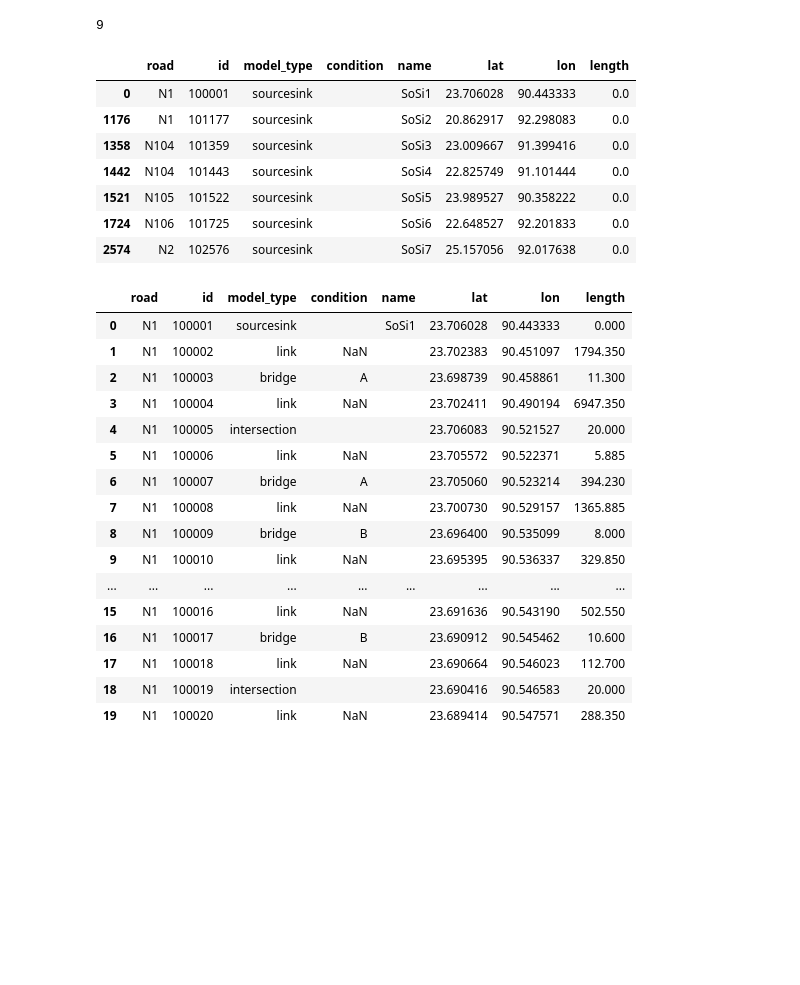
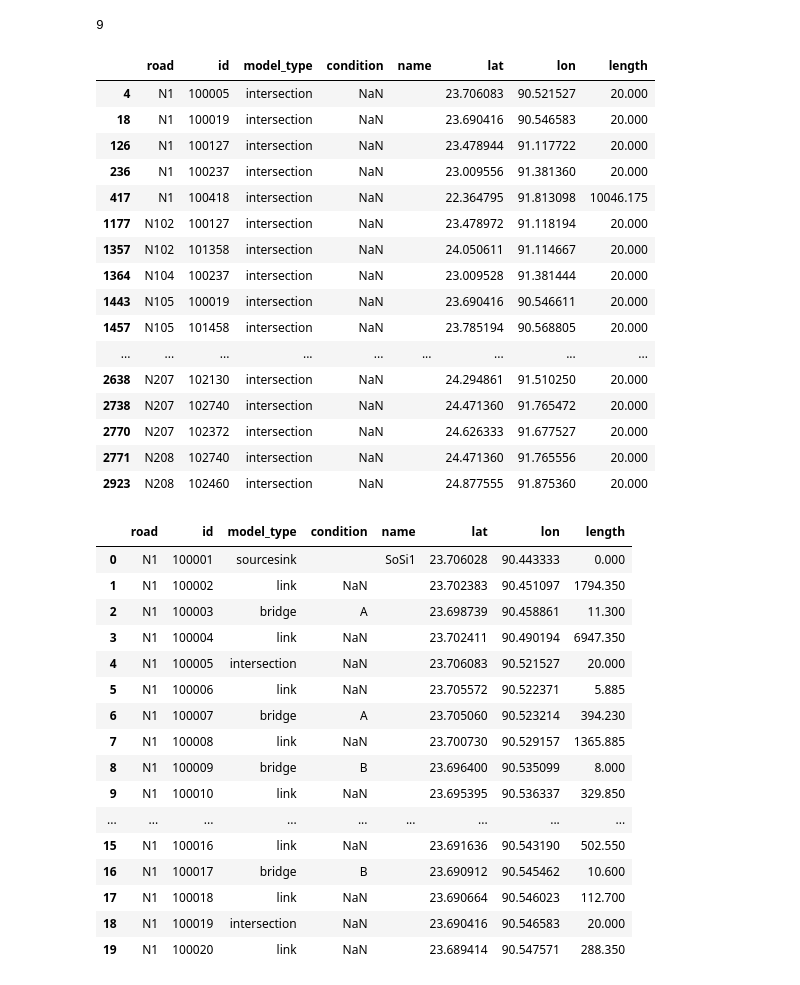
Before and after one commit to nielsvdd42/EPA133A-Advanced-Simulation-Group-1, a Jupyter notebook: EPA133a-G01-A3/data_FINALFINAL.ipynb, the cells around one changed output. Saved outputs shown, nothing was run; the diff lists cells and outputs as text; code cells hidden in the pictures; blank space fills up the shorter version.

```diff
--- a/EPA133a-G01-A3/data_FINALFINAL.ipynb
+++ b/EPA133a-G01-A3/data_FINALFINAL.ipynb
@@ -604,17 +620,28 @@ final_df_with_links['road'].unique().size
 # %% [output]
 9
 # %%
-final_df_with_links[final_df_with_links["model_type"] == "sourcesink"]
+final_df_with_links[final_df_with_links["model_type"] == "intersection"]
 # %% [output]
 |  | road | id | model_type | condition | name | lat | lon | length |
-| 0 | N1 | 100001 | sourcesink |  | SoSi1 | 23.706028 | 90.443333 | 0.0 |
-| 1176 | N1 | 101177 | sourcesink |  | SoSi2 | 20.862917 | 92.298083 | 0.0 |
-| 1358 | N104 | 101359 | sourcesink |  | SoSi3 | 23.009667 | 91.399416 | 0.0 |
-| 1442 | N104 | 101443 | sourcesink |  | SoSi4 | 22.825749 | 91.101444 | 0.0 |
-| 1521 | N105 | 101522 | sourcesink |  | SoSi5 | 23.989527 | 90.358222 | 0.0 |
-| 1724 | N106 | 101725 | sourcesink |  | SoSi6 | 22.648527 | 92.201833 | 0.0 |
-| 2574 | N2 | 102576 | sourcesink |  | SoSi7 | 25.157056 | 92.017638 | 0.0 |
+| 4 | N1 | 100005 | intersection | NaN |  | 23.706083 | 90.521527 | 20.000 |
+| 18 | N1 | 100019 | intersection | NaN |  | 23.690416 | 90.546583 | 20.000 |
+| 126 | N1 | 100127 | intersection | NaN |  | 23.478944 | 91.117722 | 20.000 |
+| 236 | N1 | 100237 | intersection | NaN |  | 23.009556 | 91.381360 | 20.000 |
+| 417 | N1 | 100418 | intersection | NaN |  | 22.364795 | 91.813098 | 10046.175 |
+| 1177 | N102 | 100127 | intersection | NaN |  | 23.478972 | 91.118194 | 20.000 |
+| 1357 | N102 | 101358 | intersection | NaN |  | 24.050611 | 91.114667 | 20.000 |
+| 1364 | N104 | 100237 | intersection | NaN |  | 23.009528 | 91.381444 | 20.000 |
+| 1443 | N105 | 100019 | intersection | NaN |  | 23.690416 | 90.546611 | 20.000 |
+| 1457 | N105 | 101458 | intersection | NaN |  | 23.785194 | 90.568805 | 20.000 |
+| ... | ... | ... | ... | ... | ... | ... | ... | ... |
+| 2638 | N207 | 102130 | intersection | NaN |  | 24.294861 | 91.510250 | 20.000 |
+| 2738 | N207 | 102740 | intersection | NaN |  | 24.471360 | 91.765472 | 20.000 |
+| 2770 | N207 | 102372 | intersection | NaN |  | 24.626333 | 91.677527 | 20.000 |
+| 2771 | N208 | 102740 | intersection | NaN |  | 24.471360 | 91.765556 | 20.000 |
+| 2923 | N208 | 102460 | intersection | NaN |  | 24.877555 | 91.875360 | 20.000 |
 # %%
+intersect_idx = final_df_with_links["model_type"] == 'intersection'
+final_df_with_links.loc[intersect_idx, 'condition'] = "NaN"
 final_df_with_links.head(20)
 # %% [output]
 |  | road | id | model_type | condition | name | lat | lon | length |
@@ -622,7 +649,7 @@ final_df_with_links.head(20)
 | 1 | N1 | 100002 | link | NaN |  | 23.702383 | 90.451097 | 1794.350 |
 | 2 | N1 | 100003 | bridge | A |  | 23.698739 | 90.458861 | 11.300 |
 | 3 | N1 | 100004 | link | NaN |  | 23.702411 | 90.490194 | 6947.350 |
-| 4 | N1 | 100005 | intersection |  |  | 23.706083 | 90.521527 | 20.000 |
+| 4 | N1 | 100005 | intersection | NaN |  | 23.706083 | 90.521527 | 20.000 |
 | 5 | N1 | 100006 | link | NaN |  | 23.705572 | 90.522371 | 5.885 |
 | 6 | N1 | 100007 | bridge | A |  | 23.705060 | 90.523214 | 394.230 |
 | 7 | N1 | 100008 | link | NaN |  | 23.700730 | 90.529157 | 1365.885 |
@@ -632,7 +659,7 @@ final_df_with_links.head(20)
 | 15 | N1 | 100016 | link | NaN |  | 23.691636 | 90.543190 | 502.550 |
 | 16 | N1 | 100017 | bridge | B |  | 23.690912 | 90.545462 | 10.600 |
 | 17 | N1 | 100018 | link | NaN |  | 23.690664 | 90.546023 | 112.700 |
-| 18 | N1 | 100019 | intersection |  |  | 23.690416 | 90.546583 | 20.000 |
+| 18 | N1 | 100019 | intersection | NaN |  | 23.690416 | 90.546583 | 20.000 |
 | 19 | N1 | 100020 | link | NaN |  | 23.689414 | 90.547571 | 288.350 |
 # %%
 #Save final dataframe as CSV
```
Also changed, not shown: parts of 4 cells of this notebook, 2 other files.
